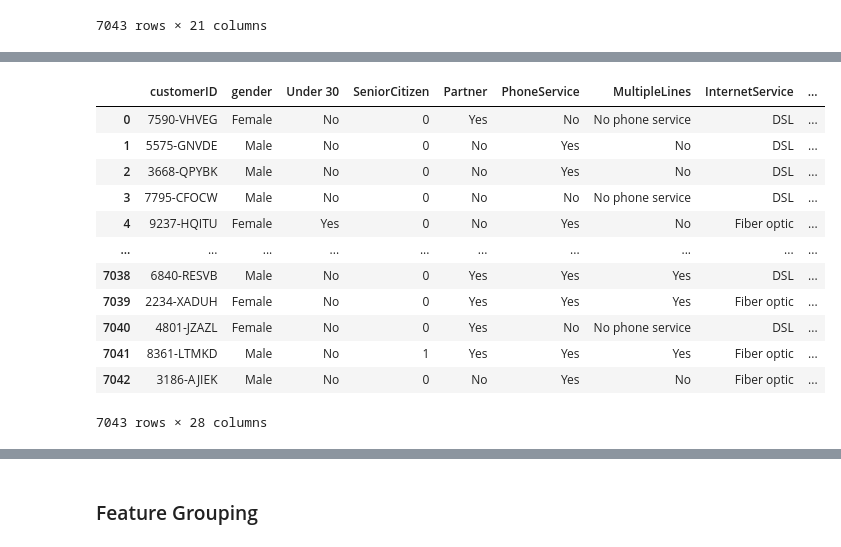
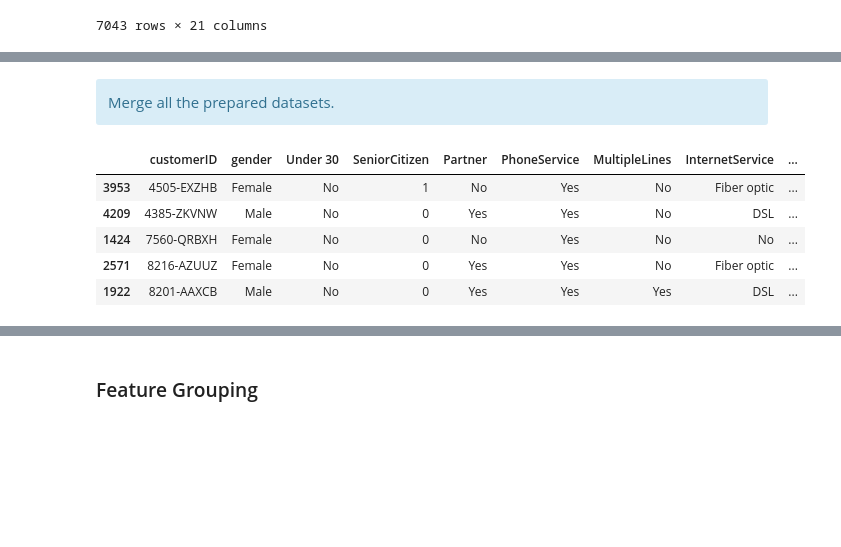
Before and after one commit to Christian-Chrata/Telco-Customer-Churn, a Jupyter notebook: Telco Customer Churn.ipynb, the cells around one changed output, grey strips where cells are left out. Saved outputs shown, nothing was run; the diff lists cells and outputs as text; code cells hidden in the pictures; blank space fills up the shorter version.

```diff
--- a/Telco Customer Churn.ipynb
+++ b/Telco Customer Churn.ipynb
@@ -131,8 +163,5 @@ base
 # %%
-# Status
 status = pd.read_csv("dataset/Tambahan/Telco_customer_churn_status.csv", sep=";")
-status = status[
-    ["Customer ID", "Satisfaction Score", "Churn Score", "CLTV", "Churn Reason"]
-]
+status = status[["Customer ID", "Satisfaction Score", "CLTV", "Churn Reason"]]
 status
 # %% [output]
@@ -192,8 +183,7 @@ location
 # %%
-# Demographics
 demographic = pd.read_csv(
     "dataset/Tambahan/Telco_customer_churn_demographics.csv", sep=";"
 )
-demographic = demographic[["Customer ID", "Under 30", "Number of Dependents"]]
+demographic = demographic[["Customer ID", "Under 30"]]
 demographic
 # %% [output]
@@ -231,59 +203,48 @@ loca_popu
+# %% [markdown]
+<div class="alert alert-info" role="alert">Merge all the prepared datasets.</div>
 # %%
 # Join all table
-df = (
-    base.merge(status, left_on="customerID", right_on="Customer ID", how="left")
-    .merge(loca_popu, left_on="customerID", right_on="Customer ID", how="left")
-    .merge(demographic, left_on="customerID", right_on="Customer ID", how="left")
+df = base.merge(status, left_on="customerID", right_on="Customer ID", how="left").merge(
+    demographic, left_on="customerID", right_on="Customer ID", how="left"
 )
 
 df = df[
     [
         "customerID",
         "gender",
         "Under 30",
         "SeniorCitizen",
         "Partner",
         "PhoneService",
         "MultipleLines",
         "InternetService",
         "OnlineSecurity",
         "OnlineBackup",
         "DeviceProtection",
         "TechSupport",
         "StreamingTV",
         "StreamingMovies",
         "Contract",
         "PaperlessBilling",
         "PaymentMethod",
         "tenure",
         "MonthlyCharges",
         "TotalCharges",
-        "City",
-        "Population",
-        "Number of Dependents",
         "CLTV",
         "Satisfaction Score",
-        "Churn Score",
         "Churn Reason",
         "Churn",
     ]
 ]
 
-df
+df.sample(5)
 # %% [output]
 |  | customerID | gender | Under 30 | SeniorCitizen | Partner | PhoneService | MultipleLines | InternetService | ... |
-| 0 | 7590-VHVEG | Female | No | 0 | Yes | No | No phone service | DSL | ... |
-| 1 | 5575-GNVDE | Male | No | 0 | No | Yes | No | DSL | ... |
-| 2 | 3668-QPYBK | Male | No | 0 | No | Yes | No | DSL | ... |
-| 3 | 7795-CFOCW | Male | No | 0 | No | No | No phone service | DSL | ... |
-| 4 | 9237-HQITU | Female | Yes | 0 | No | Yes | No | Fiber optic | ... |
-| ... | ... | ... | ... | ... | ... | ... | ... | ... | ... |
-| 7038 | 6840-RESVB | Male | No | 0 | Yes | Yes | Yes | DSL | ... |
-| 7039 | 2234-XADUH | Female | No | 0 | Yes | Yes | Yes | Fiber optic | ... |
-| 7040 | 4801-JZAZL | Female | No | 0 | Yes | No | No phone service | DSL | ... |
-| 7041 | 8361-LTMKD | Male | No | 1 | Yes | Yes | Yes | Fiber optic | ... |
-| 7042 | 3186-AJIEK | Male | No | 0 | No | Yes | No | Fiber optic | ... |
+| 3953 | 4505-EXZHB | Female | No | 1 | No | Yes | No | Fiber optic | ... |
+| 4209 | 4385-ZKVNW | Male | No | 0 | Yes | Yes | No | DSL | ... |
+| 1424 | 7560-QRBXH | Female | No | 0 | No | Yes | No | No | ... |
+| 2571 | 8216-AZUUZ | Female | No | 0 | Yes | Yes | No | Fiber optic | ... |
+| 1922 | 8201-AAXCB | Male | No | 0 | Yes | Yes | Yes | DSL | ... |
-7043 rows × 28 columns
 # %% [markdown]
 ### Feature Information
 
```
Also changed, not shown: parts of 190 cells of this notebook, 3 other files.
